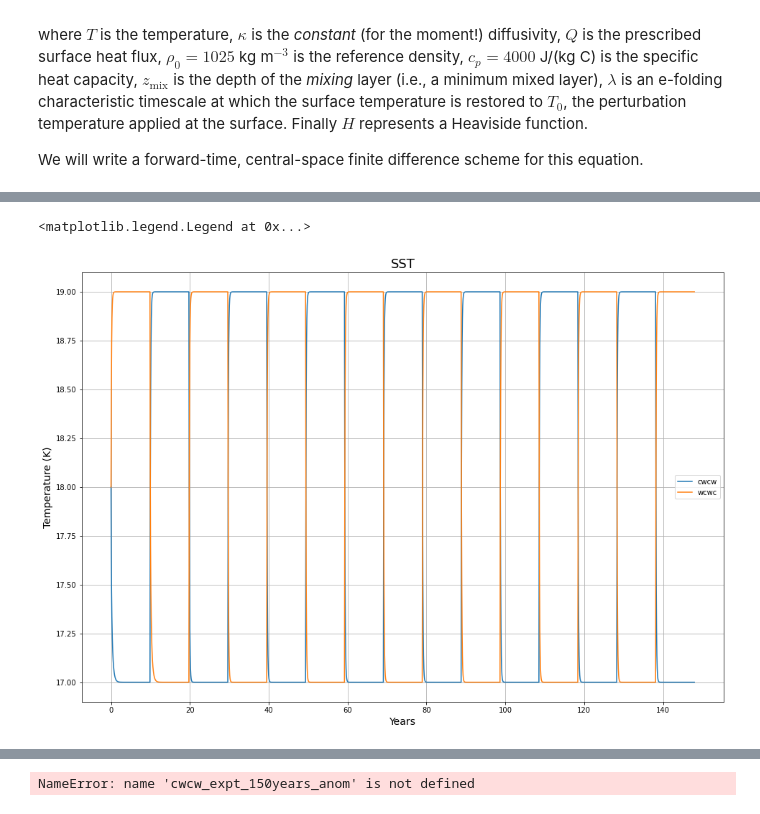
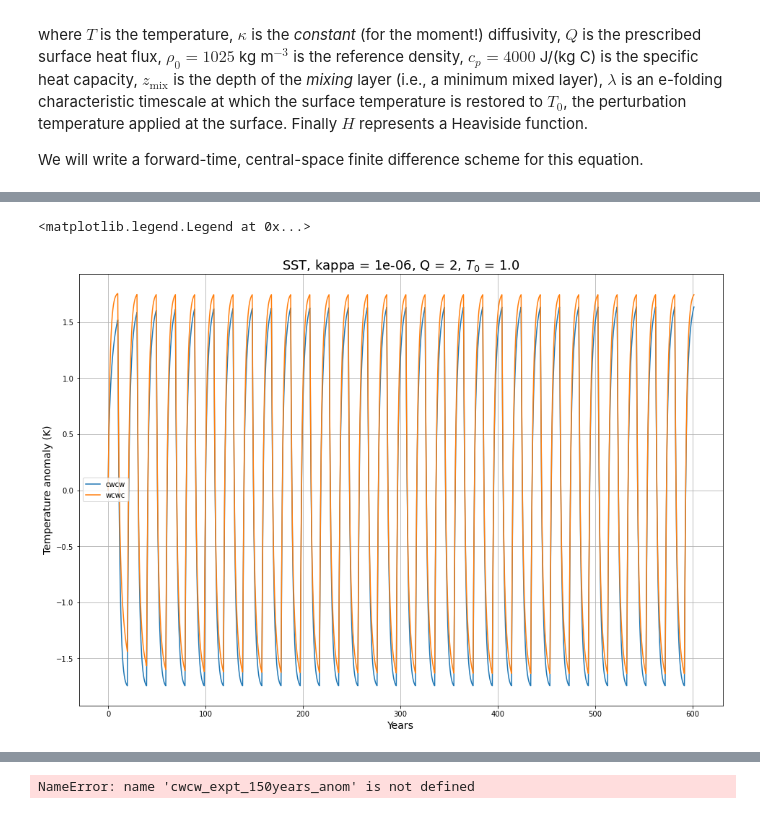
Before and after one commit to mpudig/HonoursThesis, a Jupyter notebook: Heat_Equation_with_forcing.ipynb, the cells around one changed output, grey strips where cells are left out. Saved outputs shown, nothing was run; the diff lists cells and outputs as text; code cells hidden in the pictures.

```diff
--- a/Heat_Equation_with_forcing.ipynb
+++ b/Heat_Equation_with_forcing.ipynb
@@ -253,15 +268,15 @@ def OHC_time(T_time, z):
 # Data and parameters
 
 dt = 10.0 * 86400 # units: s
-dz = 8 # units: m
-kappa = 0#1e-6 # units: m^2/s
+dz = 5 # units: m
+kappa = 1e-6 # units: m^2/s
 
-z = np.arange(0, 1000+dz, dz)
+z = np.arange(0, 1000 + dz, dz)
 z_mix = 40.0
 T_i = linear_stratification(z, z_mix, T_top, T_base)
 
 T_pert = 1.0
-lambd = 1/(50.0 * 86400) # relaxes over 50 days
+lambd = 1/(365 * 2 * 86400) # relaxes over 2 years
 
-Q = 5
+Q = 2
 years = 10
@@ -353,0 +400,5 @@ OHC_wcwc_150years = OHC_time(wcwc_expt_150years, z)
+# %%
+# 'Run' the experiment
+
+cwcw_expt = cwcw(spinup5000, 30)
+wcwc_expt = wcwc(spinup5000, 30)
@@ -354,30 +410,24 @@ OHC_wcwc_150years = OHC_time(wcwc_expt_150years, z)
 # %%
 # SST over time
 
 plt.figure(figsize=(16,11))
 
 days = dt / 86400
-timesteps = cwcw_expt_150years.shape[1]
-length = (timesteps - 1) * days/365
+timesteps = cwcw_expt.shape[1]
+length = (timesteps - 1) * days / 365
 
-OHC_cwcw_150years_anom = OHC_cwcw_150years - OHC(T_i, z)
-OHC_wcwc_150years_anom = OHC_wcwc_150years - OHC(T_i, z)
-
-# plt.plot(np.linspace(0,length,timesteps), OHC_cwcw_150years_anom, label='cwcw')
-# plt.plot(np.linspace(0,length,timesteps), OHC_wcwc_150years_anom, label='wcwc')
-plt.plot(np.linspace(0,length,timesteps), cwcw_expt_150years[0,:], label='cwcw')
-plt.plot(np.linspace(0,length,timesteps), wcwc_expt_150years[0,:], label='wcwc')
+plt.plot(np.linspace(0,length,timesteps), -1*(cwcw_expt[0,:] - 18), label='cwcw')
+plt.plot(np.linspace(0,length,timesteps), wcwc_expt[0,:] - 18, label='wcwc')
 
 plt.grid()
-
-plt.title('SST',fontsize=18)
-plt.ylabel('Temperature (K)',fontsize=14)
+plt.title('SST, kappa = {}, Q = {}, $T_0$ = {}'.format(kappa, Q, T_pert), fontsize=18)
+plt.ylabel('Temperature anomaly (K)', fontsize=14)
 plt.xlabel('Years',fontsize=14)
 plt.legend()
-#plt.savefig('OHC anomaly, 150 years.jpg')
+#plt.savefig('SST anomaly, kappa = {}, Q = {}, T0 = {}.jpg'.format(kappa, Q, T_pert))
 # %% [output]
 <matplotlib.legend.Legend at 0x...>
-[figure, old version]
+[figure, new version]
 # %%
 # Ocean heat content over time
 
```
Also changed, not shown: parts of 16 cells of this notebook, 1 other file.
